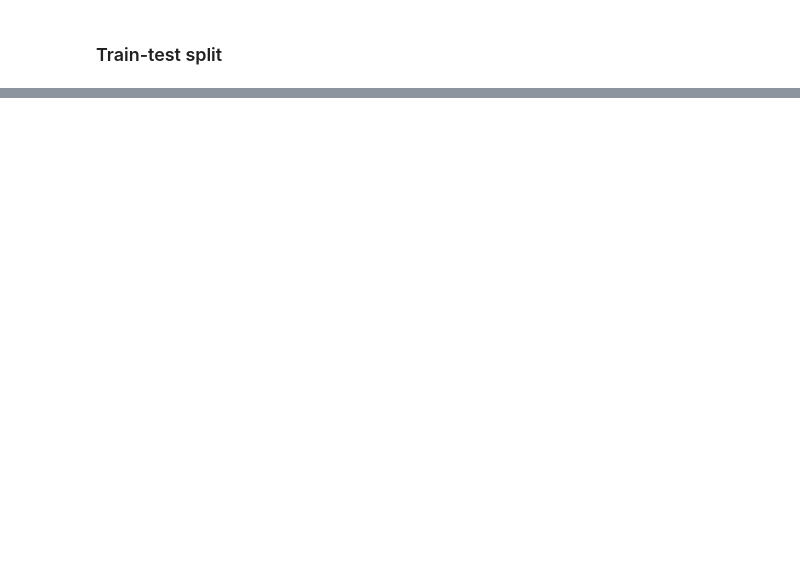
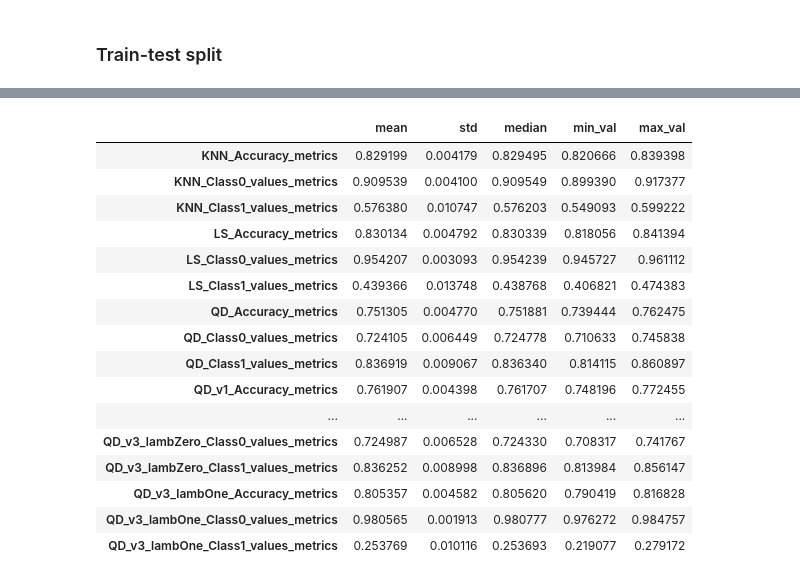
Before and after one commit to Feliboot/rec_padroes, a Jupyter notebook: Analises.ipynb, the cells around one changed output, grey strips where cells are left out. Cells and saved outputs as stored; diff of their text form; code cells hidden in the pictures; blank space fills up the shorter version.

```diff
--- a/Analises.ipynb
+++ b/Analises.ipynb
@@ -664,0 +1214,28 @@ bst = xgb.train(dtrain=[dtrain,y_train],params=param)
+# %%
+accArrays_QDv3=[]
+class1Count_QDv3=[]
+class0Count_QDv3=[]
+dictResults_lambOne_QDv3 = {}
+
+for i in tqdm(range(100)):
+    X_train, X_test, y_train, y_test = train_test_split(
+    X, y, test_size=0.2)
+    ##Training and predicting moment
+    y_pred= classificador_quad_v3_train_predict(X_train,y_train,X_test,lamb_value=1)
+
+    accArrays_QDv3= (accuracy_score(y_test,y_pred))
+    acc_class1Count = np.diag(confusion_matrix(y_test,y_pred,normalize='true'))[1]
+    acc_class0Count = np.diag(confusion_matrix(y_test,y_pred,normalize='true'))[0]
+    dictResults_lambOne_QDv3[i] = [accArrays_QDv3,acc_class0Count,acc_class1Count]
+
+QD_v3_lambOne_results = pd.DataFrame.from_records(dictResults_lambOne_QDv3).T
+QD_v3_lambOne_results.rename({0:'QD_v3_lambOne_Accuracy',1:'QD_v3_lambOne_Class0_values',2:'QD_v3_lambOne_Class1_values'},axis=1,inplace=True)
+
+for cols in QD_v3_lambOne_results.columns:
+    print("Métricas de:", cols)
+    print('Media_:',np.mean(QD_v3_lambOne_results[cols]))
+    print('Desvio Padrão_:',np.std(QD_v3_lambOne_results[cols]))
+    print('Mediana_:',np.median(QD_v3_lambOne_results[cols]))
+    print('Mínimo_:',np.min(QD_v3_lambOne_results[cols]))
+    print('Máximo_:',np.max(QD_v3_lambOne_results[cols]))
+    print()
@@ -664,0 +1263,2 @@ bst = xgb.train(dtrain=[dtrain,y_train],params=param)
+# %%
+newDFMetrics = pd.concat([KNN_results,LS_results,QD_results,QD_v1_results,QD_v2_results,QD_v3_lambZero_results,QD_v3_lambOne_results],axis=1)
@@ -664,0 +1294,33 @@ bst = xgb.train(dtrain=[dtrain,y_train],params=param)
+# %%
+pdResults = pd.DataFrame()
+
+for cols in newDFMetrics.columns:
+    mean =np.mean(newDFMetrics[cols])
+    std =np.std(newDFMetrics[cols])
+    median =np.median(newDFMetrics[cols])
+    min_val =np.min(newDFMetrics[cols])
+    max_val =np.max(newDFMetrics[cols])
+
+    pdResults[cols+str('_metrics')] = pd.Series([mean,std,median, min_val, max_val],index= ['mean','std','median', 'min_val', 'max_val'])
+# %%
+pdResults = pdResults.T
+# %%
+pdResults
+# %% [output]
+|  | mean | std | median | min_val | max_val |
+| KNN_Accuracy_metrics | 0.829199 | 0.004179 | 0.829495 | 0.820666 | 0.839398 |
+| KNN_Class0_values_metrics | 0.909539 | 0.004100 | 0.909549 | 0.899390 | 0.917377 |
+| KNN_Class1_values_metrics | 0.576380 | 0.010747 | 0.576203 | 0.549093 | 0.599222 |
+| LS_Accuracy_metrics | 0.830134 | 0.004792 | 0.830339 | 0.818056 | 0.841394 |
+| LS_Class0_values_metrics | 0.954207 | 0.003093 | 0.954239 | 0.945727 | 0.961112 |
+| LS_Class1_values_metrics | 0.439366 | 0.013748 | 0.438768 | 0.406821 | 0.474383 |
+| QD_Accuracy_metrics | 0.751305 | 0.004770 | 0.751881 | 0.739444 | 0.762475 |
+| QD_Class0_values_metrics | 0.724105 | 0.006449 | 0.724778 | 0.710633 | 0.745838 |
+| QD_Class1_values_metrics | 0.836919 | 0.009067 | 0.836340 | 0.814115 | 0.860897 |
+| QD_v1_Accuracy_metrics | 0.761907 | 0.004398 | 0.761707 | 0.748196 | 0.772455 |
+| ... | ... | ... | ... | ... | ... |
+| QD_v3_lambZero_Class0_values_metrics | 0.724987 | 0.006528 | 0.724330 | 0.708317 | 0.741767 |
+| QD_v3_lambZero_Class1_values_metrics | 0.836252 | 0.008998 | 0.836896 | 0.813984 | 0.856147 |
+| QD_v3_lambOne_Accuracy_metrics | 0.805357 | 0.004582 | 0.805620 | 0.790419 | 0.816828 |
+| QD_v3_lambOne_Class0_values_metrics | 0.980565 | 0.001913 | 0.980777 | 0.976272 | 0.984757 |
+| QD_v3_lambOne_Class1_values_metrics | 0.253769 | 0.010116 | 0.253693 | 0.219077 | 0.279172 |
```
Also changed, not shown: parts of 90 cells of this notebook, 3 other files.
